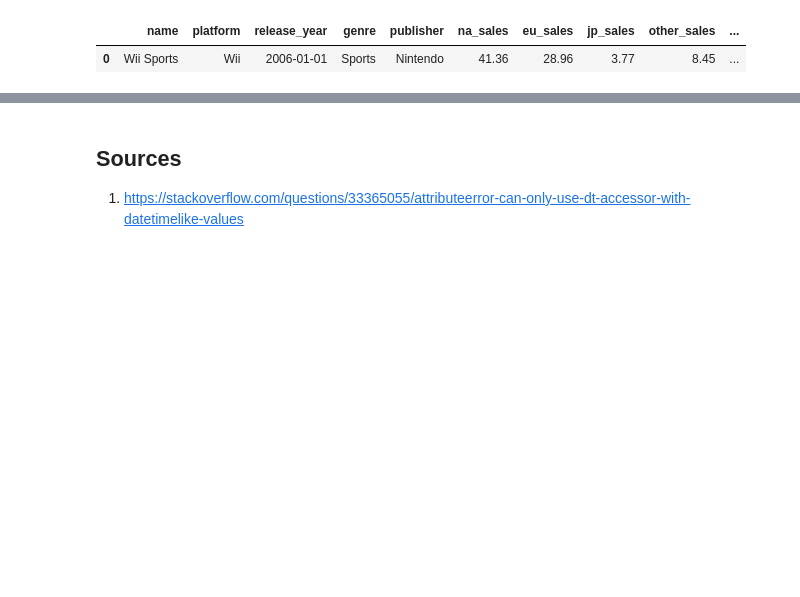
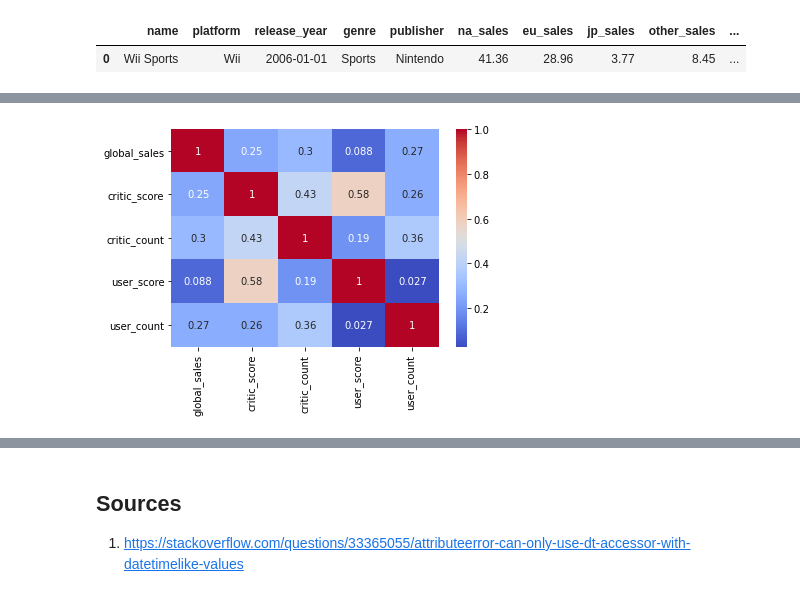
Before and after one commit to doortothe/Hackathon-video-game-sales, a Jupyter notebook: code/data_eda.ipynb, the cells around one changed output, grey strips where cells are left out. Drawn from its saved outputs; the diff is of its cells as text; code cells hidden in the pictures; blank space fills up the shorter version.

```diff
--- a/code/data_eda.ipynb
+++ b/code/data_eda.ipynb
@@ -130,0 +154,2 @@ Name: publisher, Length: 581, dtype: int64
+# %%
+x = df.drop(columns=['na_sales', 'eu_sales', 'jp_sales', 'other_sales'])
@@ -130,0 +173,4 @@ Name: publisher, Length: 581, dtype: int64
+# %%
+sns.heatmap(x.corr(), annot=True, cmap='coolwarm');
+# %% [output]
+[figure, added]
```
Also changed, not shown: parts of 17 cells of this notebook.
